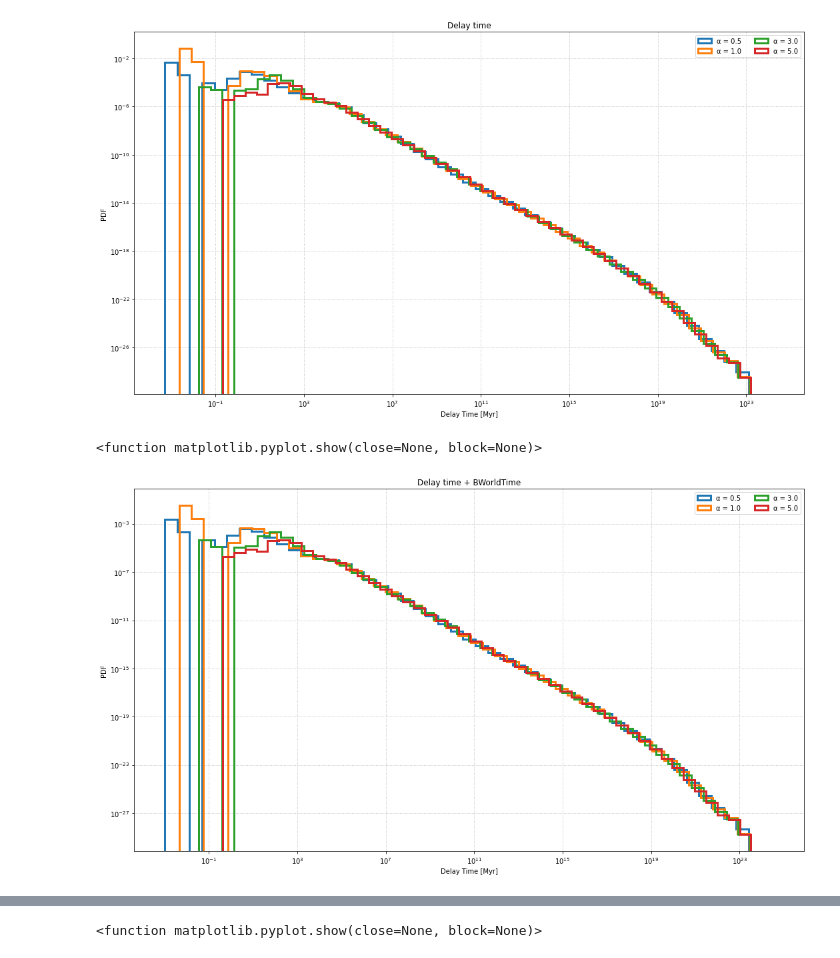
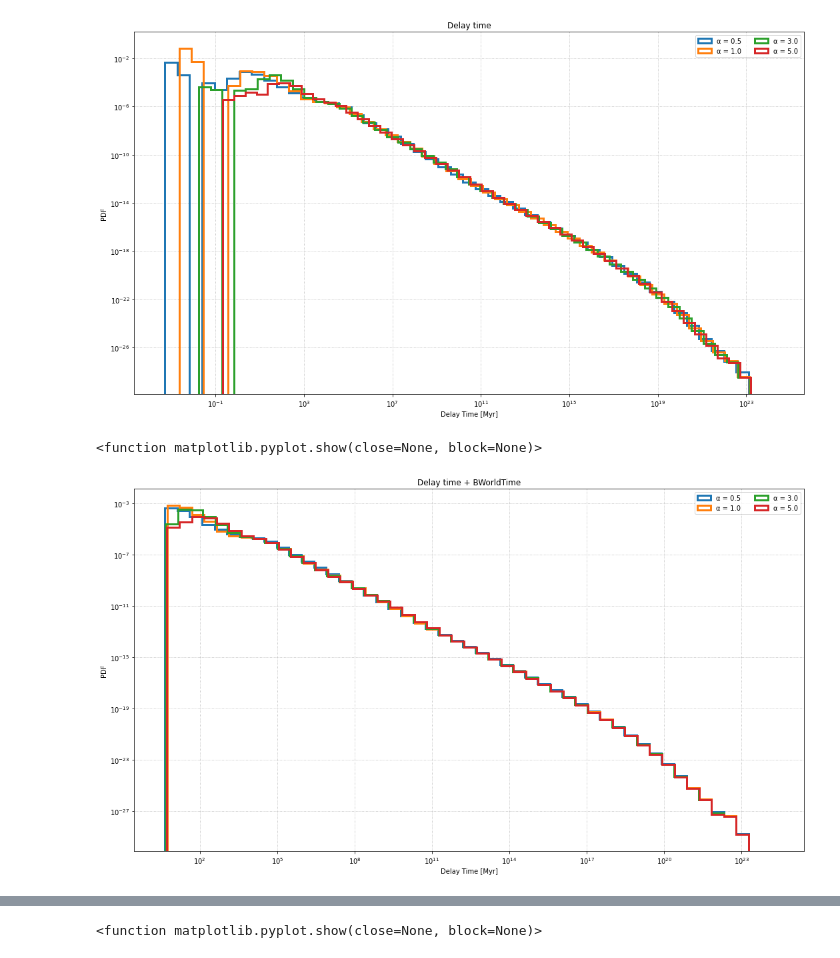
Before and after one commit to Bahadoram/Delay-Time-Dist.-of-Compact-Binary-Objects, a Jupyter notebook: distribution_fitting.ipynb, the cells around one changed output, grey strips where cells are left out. Drawn from its saved outputs; the diff is of its cells as text; code cells hidden in the pictures.

Commit message:
correct some plots

```diff
--- a/distribution_fitting.ipynb
+++ b/distribution_fitting.ipynb
@@ -112,0 +145,10 @@ plt.show()
+# %%
+c = ROOT.TCanvas()
+
+xstep = (0, 1e5, 1e19, 1e30)
+
+root_hist = np.zeros(nbins+1,dtype=float)
+root_hist[1:-1] = entries
+h = ROOT.TH1D('Delay TIme','hist',nbins-1,edges)
+h.SetContent(root_hist)
+h.SetTitle("Fit of the delay times distribution;Delay Time [Myr];PDF")
@@ -112,0 +188,27 @@ plt.show()
+# %%
+c.Draw()
+h.Draw()
+
+# Fit histogram with root #
+pl = [ROOT.TF1( 'PowerLaw', 'x ** [0] * 10 ** [1]',xstep[i],xstep[i+1]) for i in range(3)]
+
+pl[0].SetParameters(-0.30381919, -3.3028521)
+pl[1].SetParameters(-1.06327767, -.9284432)
+pl[2].SetParameters(-1.46173166,  6.28556267)
+for i in range(3):
+    pl[i].SetParNames( "a", "b" )
+    h.Fit(pl[i],"RS")
+    pl[i].Draw("same")
+
+# Get Root Fit and Goodness of Fit Parameters #
+a,   b        = [pl[i].GetParameter(0) for i in range(3)], [pl[i].GetParameter(1) for i in range(3)]
+ea, eb        = [pl[i].GetParError(0)  for i in range(3)], [pl[i].GetParError(1)  for i in range(3)]
+ndf,chi2,prob = [pl[i].GetNDF()        for i in range(3)], [pl[i].GetChisquare()  for i in range(3)], [pl[i].GetProb()  for i in range(3)]
+
+#print(chi2, ndf)
+#print(chi2/ndf,prob)
+
+ROOT.gPad.SetLogy()
+ROOT.gPad.SetLogx()
+
+#ROOT.gStyle.SetOptFit()
@@ -187,7 +311,7 @@ for key in Z_df.keys():
 
     # calculate bin centers
     bin_centers[x,y]          = 0.5 * (edges[:-1] + edges[1:])
-    popt[x,y], pcov[x,y]      = curve_fit(power_law, bin_centers[x,y], entries[x,y], p0=(.005, 18))
+    popt[x,y], pcov[x,y]      = curve_fit(power_law, bin_centers[x,y][np.where((bin_centers[x,y]>1e9) & (bin_centers[x,y]<1e19))], entries[x,y][np.where((bin_centers[x,y]>1e9) & (bin_centers[x,y]<1e19))], p0=(.005, 18))
     ax[x,y].set_xscale('log')
     ax[x,y].set_yscale('log')
 
@@ -418,23 +542,23 @@ plt.show
 # %%
 fig, ax = plt.subplots(figsize=(18,10))
 
 for key in alpha_df.keys():
-    b                    = np.logspace(np.log10(min(alpha_df[key].Delay_Time+alpha_df[key].Delay_Time)), np.log10(max(alpha_df[key].Delay_Time+alpha_df[key].Delay_Time)), 50)
-    entries, edges, _    = ax.hist( alpha_df[key].Delay_Time+alpha_df[key].Delay_Time, bins=b, histtype='step', lw=3, label='α = '+str(key), density=True )
+    b                    = np.logspace(np.log10(min(alpha_df[key].Delay_Time+alpha_df[key].BWorldtime)), np.log10(max(alpha_df[key].Delay_Time+alpha_df[key].BWorldtime)), 50)
+    entries, edges, _    = ax.hist( alpha_df[key].Delay_Time+alpha_df[key].BWorldtime, bins=b, histtype='step', lw=3, label='α = '+str(key), density=True )
 
 ax.set_xscale('log')
 ax.set_yscale('log')
 
 ax.set_title('Delay time + BWorldTime')
 ax.set_xlabel('Delay Time [Myr]')
 ax.set_ylabel('PDF')
 ax.grid(ls='dotted')
 ax.legend(loc='upper right', ncol=2)
 fig.savefig('figures/Delay_Time_alpha_BWorldTime.png')
 plt.show
 # %% [output]
 <function matplotlib.pyplot.show(close=None, block=None)>
-[figure, old version]
+[figure, new version]
 # %%
 fig, ax = plt.subplots(figsize=(18,10))
 
```
Also changed, not shown: parts of 15 cells of this notebook, 8 other files.
